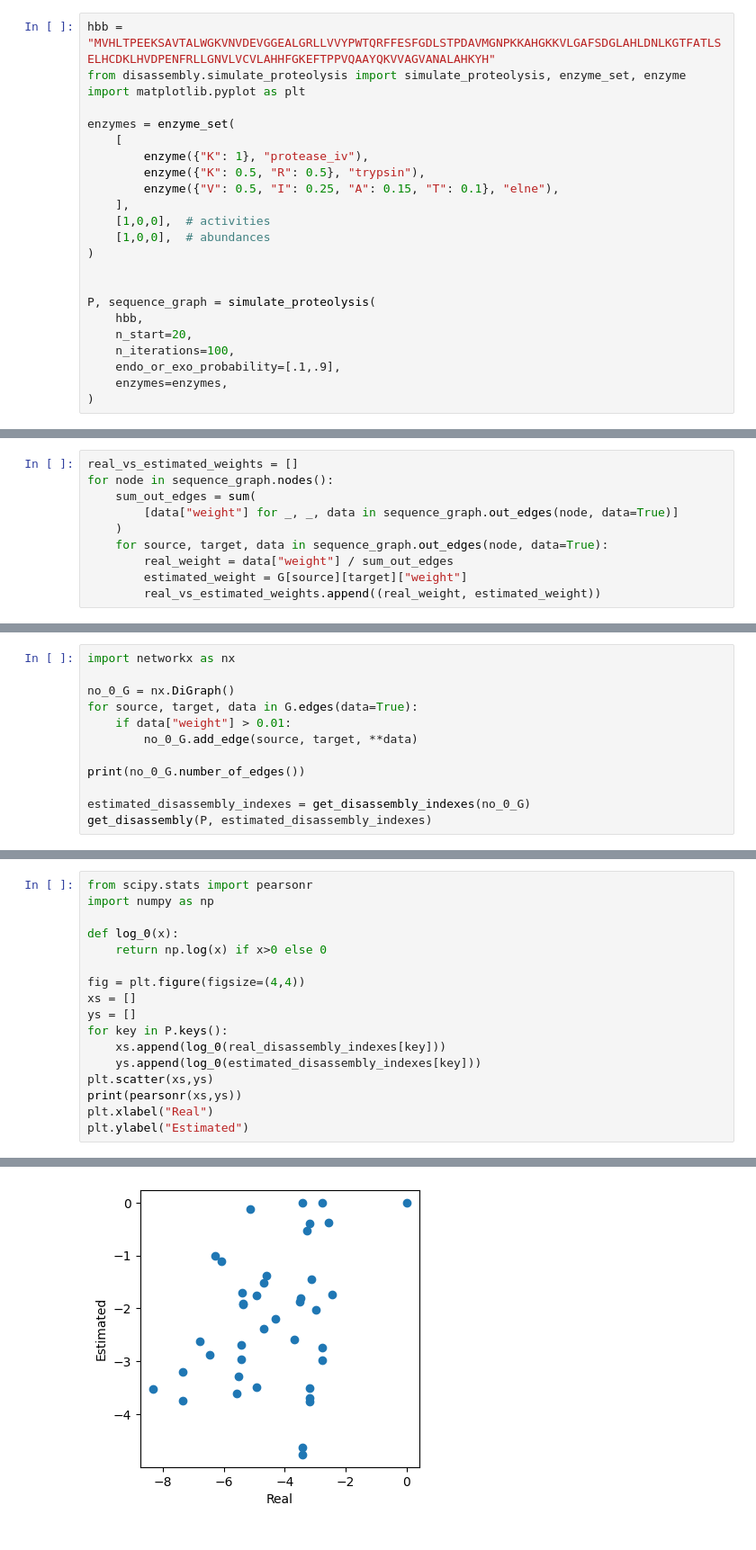
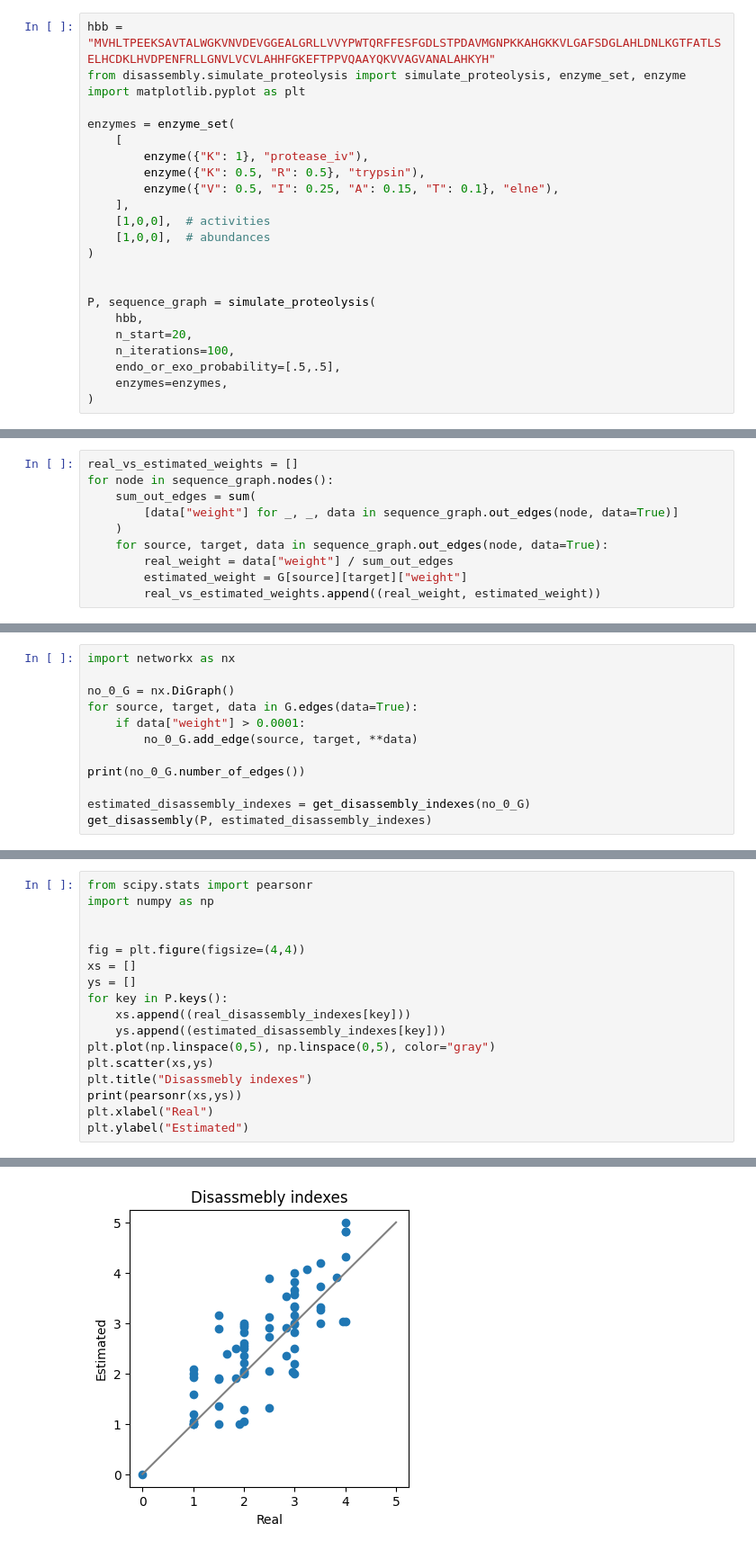
Before and after one commit to ErikHartman/disassembly, a Jupyter notebook: src/weight_estimation_new_method.ipynb, the cells around one changed output, grey strips where cells are left out. Shown at 90% size. Drawn from its saved outputs; the diff is of its cells as text.

Commit message:
Got disassembly index working

```diff
--- a/src/weight_estimation_new_method.ipynb
+++ b/src/weight_estimation_new_method.ipynb
@@ -217,7 +217,7 @@ P, sequence_graph = simulate_proteolysis(
     hbb,
     n_start=20,
     n_iterations=100,
-    endo_or_exo_probability=[.1,.9],
+    endo_or_exo_probability=[.5,.5],
     enzymes=enzymes,
 )
 # %% [output]
@@ -309,7 +300,7 @@ import networkx as nx
 
 no_0_G = nx.DiGraph()
 for source, target, data in G.edges(data=True):
-    if data["weight"] > 0.01:
+    if data["weight"] > 0.0001:
         no_0_G.add_edge(source, target, **data)
 
 print(no_0_G.number_of_edges())
@@ -324,16 +315,16 @@ get_disassembly(P, estimated_disassembly_indexes)
 from scipy.stats import pearsonr
 import numpy as np
 
-def log_0(x):
-    return np.log(x) if x>0 else 0
 
 fig = plt.figure(figsize=(4,4))
 xs = []
 ys = []
 for key in P.keys():
-    xs.append(log_0(real_disassembly_indexes[key]))
-    ys.append(log_0(estimated_disassembly_indexes[key]))
+    xs.append((real_disassembly_indexes[key]))
+    ys.append((estimated_disassembly_indexes[key]))
+plt.plot(np.linspace(0,5), np.linspace(0,5), color="gray")
 plt.scatter(xs,ys)
+plt.title("Disassmebly indexes")
 print(pearsonr(xs,ys))
 plt.xlabel("Real")
 plt.ylabel("Estimated")
@@ -342,2 +333,2 @@ PearsonRResult(statistic=0.3070529261427134, pvalue=0.05395016099676733)
 Text(0, 0.5, 'Estimated')
-[figure, old version]
+[figure, new version]
```
Also changed, not shown: parts of 6 cells of this notebook, 1 other file.
